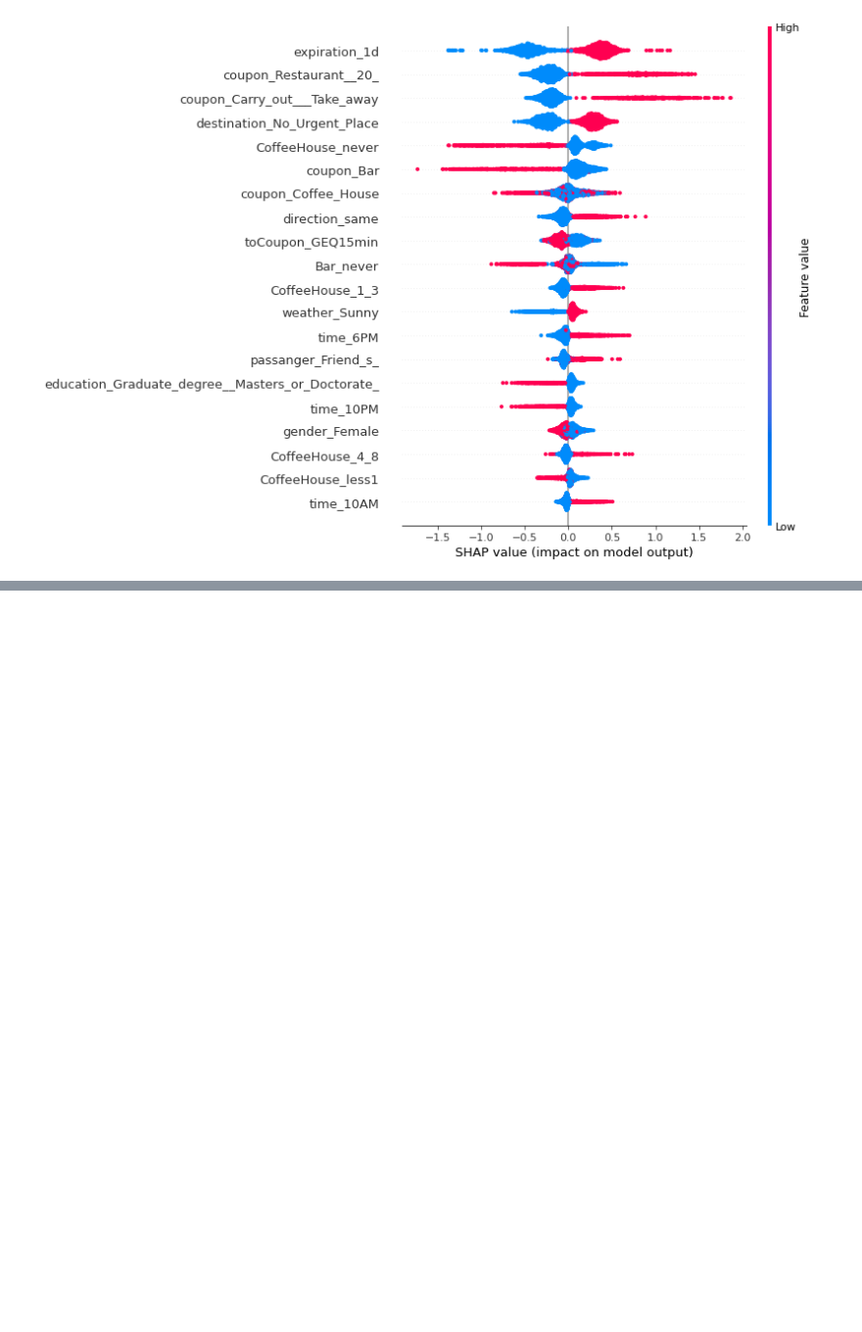
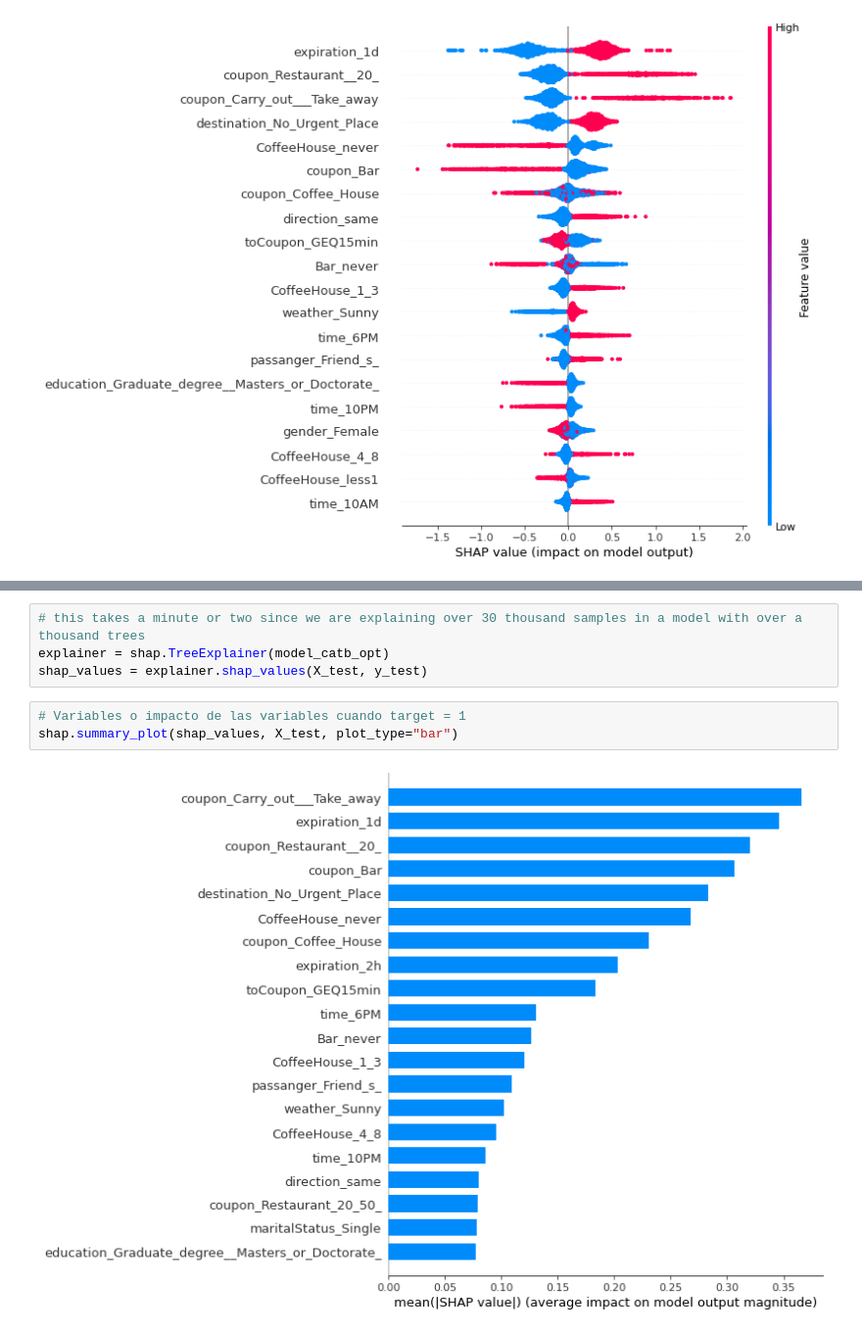
Before and after one commit to dsantospucp/20221ML_GRUPOF, a Jupyter notebook: Experimentación_algoritmos_basado_arboles.ipynb, the cells around one changed output, grey strips where cells are left out. Shown at 98% size. Drawn from its saved outputs; the diff is of its cells as text; blank space fills up the shorter version.

```diff
--- a/Experimentación_algoritmos_basado_arboles.ipynb
+++ b/Experimentación_algoritmos_basado_arboles.ipynb
@@ -1780,0 +2161,9 @@ shap.summary_plot(shap_values[1], X_test)
+# %%
+# this takes a minute or two since we are explaining over 30 thousand samples in a model with over a thousand trees
+explainer = shap.TreeExplainer(model_catb_opt)
+shap_values = explainer.shap_values(X_test, y_test)
+# %%
+# Variables o impacto de las variables cuando target = 1
+shap.summary_plot(shap_values, X_test, plot_type="bar")
+# %% [output]
+[figure, added]
```
Also changed, not shown: parts of 21 cells of this notebook.
